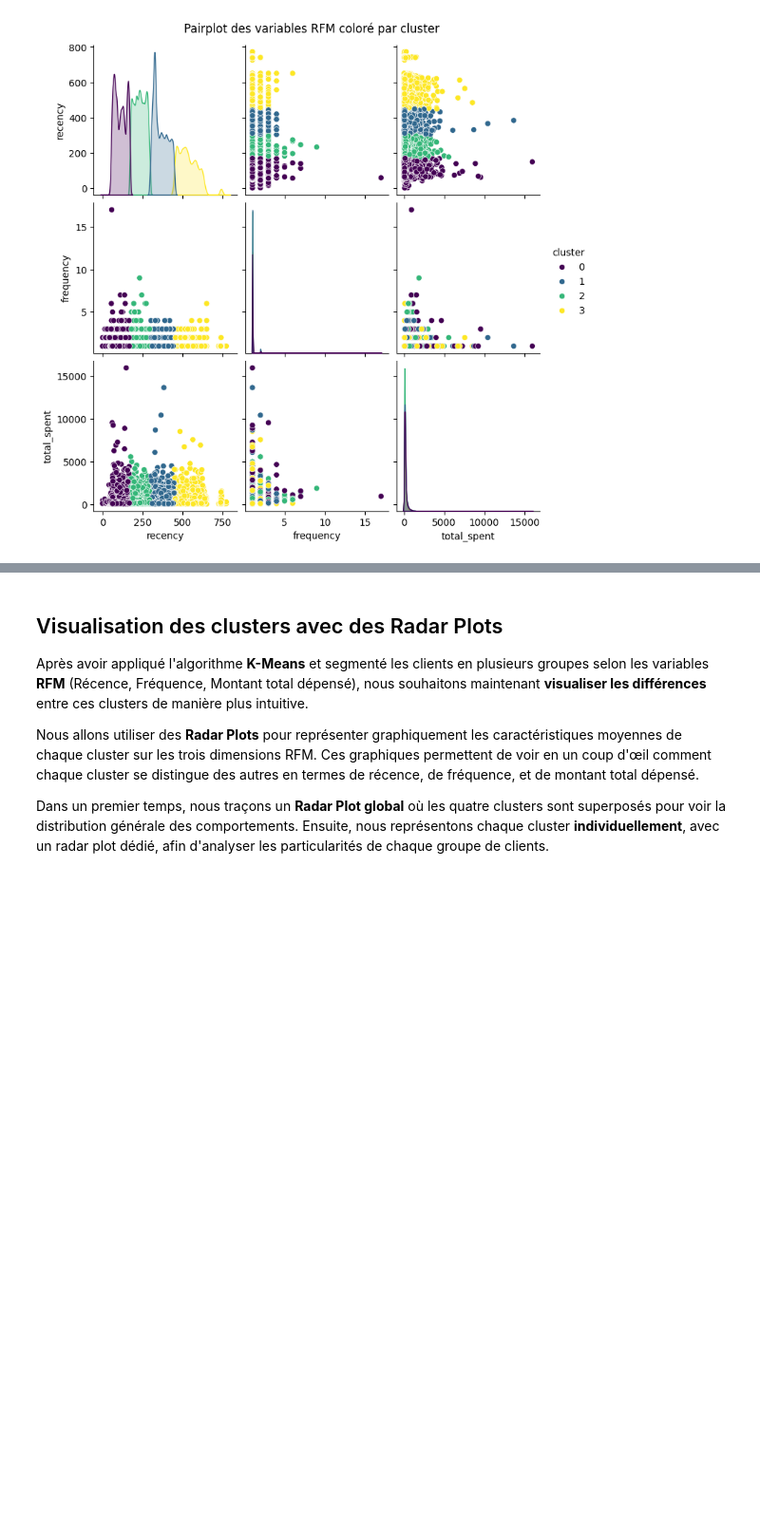
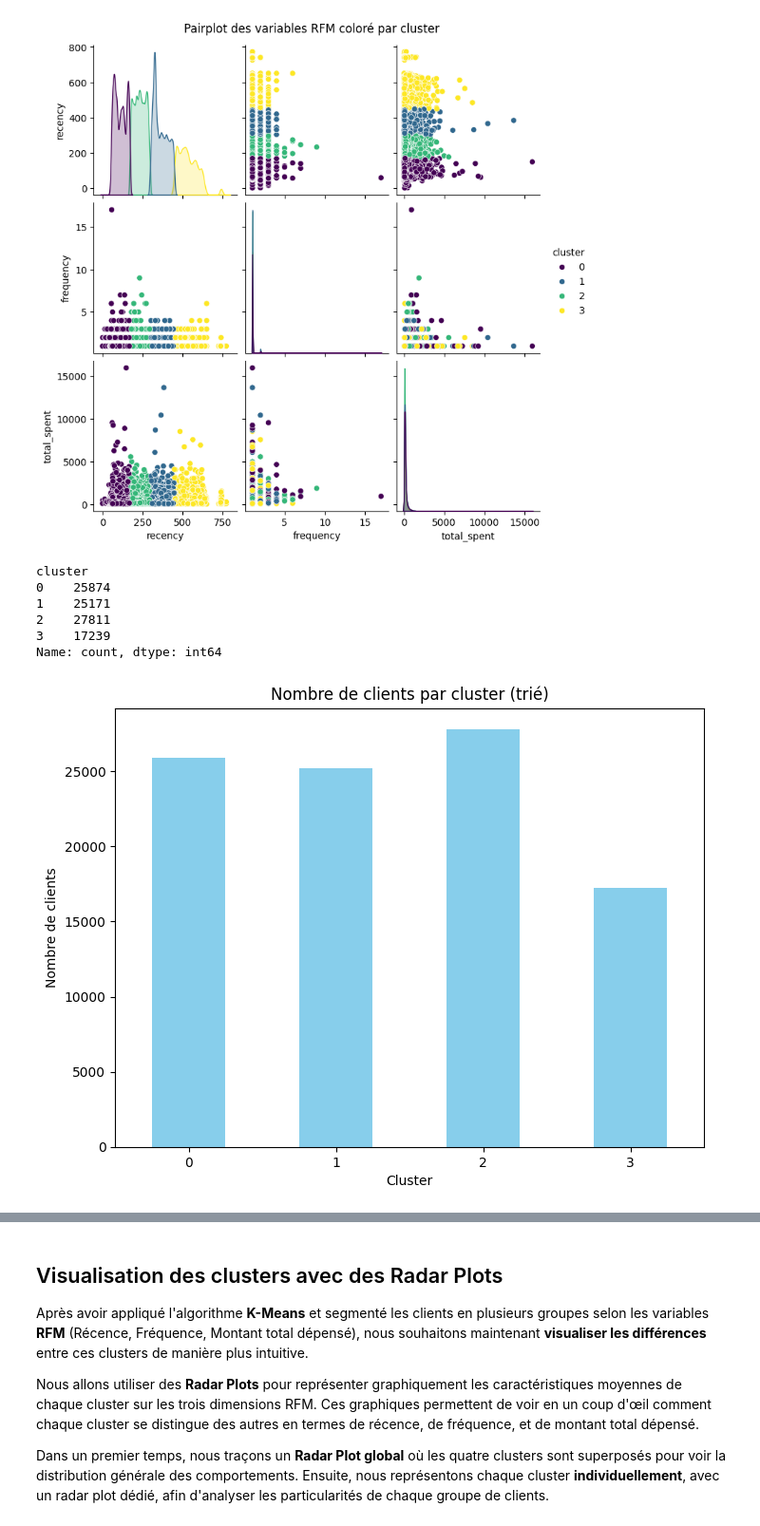
Before and after one commit to Krock13/AI_Engineer_Projet_5_Segmenter_Des_Clients_Pour_Un_Site_E-commerce, a Jupyter notebook: notebook_essais.ipynb, the cells around one changed output, grey strips where cells are left out. Shown at 95% size. Saved outputs shown, nothing was run; the diff lists cells and outputs as text; code cells hidden in the pictures; blank space fills up the shorter version.

Commit message:
Added cluster size analysis to K-Means interpretation section

```diff
--- a/notebook_essais.ipynb
+++ b/notebook_essais.ipynb
@@ -199,6 +199,31 @@ plt.suptitle('Pairplot des variables RFM coloré par cluster', y=1.02)
 plt.show()
 # %% [output]
 [figure]
+# %%
+# Compter le nombre de clients dans chaque cluster
+cluster_counts = df['cluster'].value_counts()
+
+# Réorganiser les clusters par ordre numérique croissant
+cluster_counts_sorted = cluster_counts.sort_index()
+print(cluster_counts_sorted)
+
+# Créer un graphique à barres pour visualiser
+# la répartition des clients par cluster (triée)
+plt.figure(figsize=(8, 6))
+cluster_counts_sorted.plot(kind='bar', color='skyblue')
+plt.title('Nombre de clients par cluster (trié)')
+plt.xlabel('Cluster')
+plt.ylabel('Nombre de clients')
+plt.xticks(rotation=0)
+plt.show()
+# %% [output]
+cluster
+0    25874
+1    25171
+2    27811
+3    17239
+Name: count, dtype: int64
+[figure, added]
 # %% [markdown]
 ## Interprétation des clusters avec les données non normalisées
 
```
Also changed, not shown: parts of 1 cell of this notebook.
